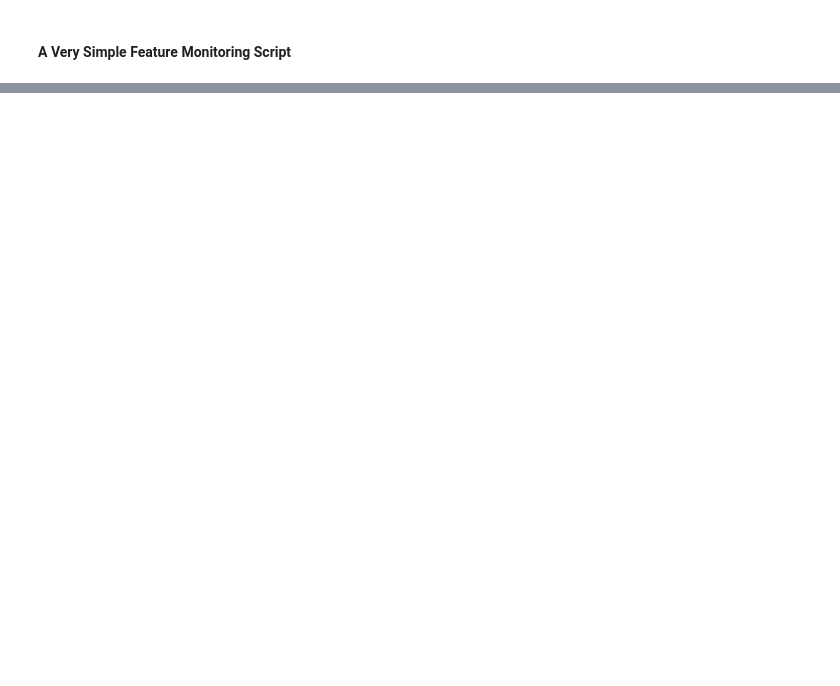
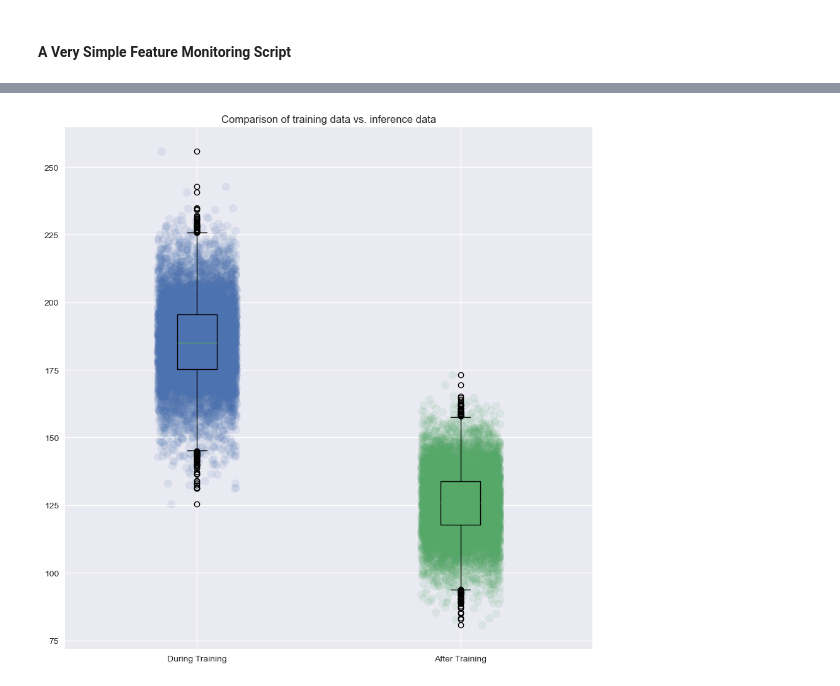
Before and after one commit to joakor89/ML_engineering_in_action, a Jupyter notebook: chap_14/WPC.ipynb, the cells around one changed output, grey strips where cells are left out. Drawn from its saved outputs; the diff is of its cells as text; code cells hidden in the pictures; blank space fills up the shorter version.

```diff
--- a/chap_14/WPC.ipynb
+++ b/chap_14/WPC.ipynb
@@ -92,0 +205,13 @@ plot_data(whoops, ORIGINAL_DATA.size, BOUNDARY_DATA.size)
+# %%
+with plt.style.context(style='seaborn-v0_8'):
+    fig, ax = plt.subplots(1,1, figsize=(9,9))
+    ax.boxplot([data_as_of_training, data_after_training])
+    ax.scatter(x_jitter_training, data_as_of_training, marker='o', s=80, alpha=0.1)
+    ax.set_xticklabels(['During Training', 'After Training'])
+    ax.scatter(x_jitter_after, data_after_training, marker='o', s=80, alpha=0.1)
+    ax.set_title("Comparison of training data vs. inference data")
+    plt.tight_layout()
+    plt.savefig("boxplot_shift.svg", format='svg')
+    plt.show()
+# %% [output]
+[figure, added]
```
Also changed, not shown: parts of 14 cells of this notebook, 6 other files.
